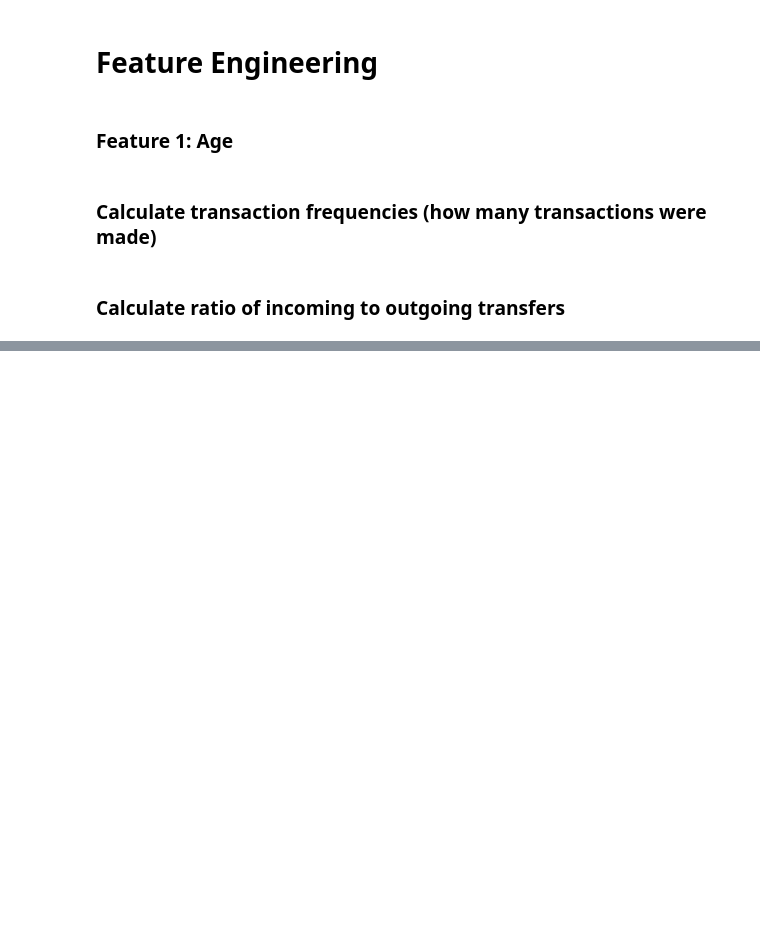
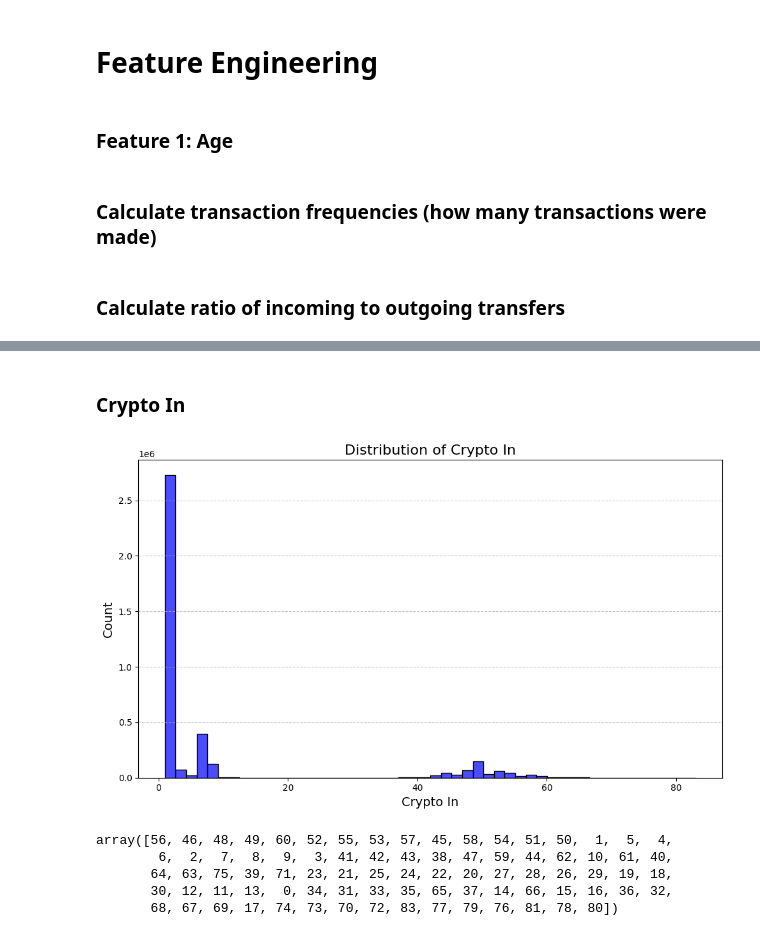
Before and after one commit to m227chan/MSE-546-Advanced-ML-Project, a Jupyter notebook: eda/analysis.ipynb, the cells around one changed output, grey strips where cells are left out. Cells and saved outputs as stored; diff of their text form; code cells hidden in the pictures; blank space fills up the shorter version.

```diff
--- a/eda/analysis.ipynb
+++ b/eda/analysis.ipynb
@@ -319,0 +484,27 @@ train_data
+# %% [markdown]
+### Crypto In
+# %%
+# filtered_data = combined_df[(combined_df['atm_transfer_out'] > 0) & (combined_df['atm_transfer_out'] <= 20)]
+filtered_data = combined_df[(combined_df['crypto_in'] > 0) & (combined_df['crypto_in'] <= 100)]
+
+
+plt.figure(figsize=(10, 6))
+sns.histplot(filtered_data['crypto_in'], bins=50, color='blue', edgecolor='black', alpha=0.7)
+
+plt.title('Distribution of Crypto In', fontsize=16)
+plt.xlabel('Crypto In', fontsize=14)
+plt.ylabel('Count', fontsize=14)
+
+plt.grid(axis='y', linestyle='--', alpha=0.7)
+plt.tight_layout()
+plt.show()
+# %% [output]
+[figure, added]
+# %%
+combined_df['crypto_in'].unique()
+# %% [output]
+array([56, 46, 48, 49, 60, 52, 55, 53, 57, 45, 58, 54, 51, 50,  1,  5,  4,
+        6,  2,  7,  8,  9,  3, 41, 42, 43, 38, 47, 59, 44, 62, 10, 61, 40,
+       64, 63, 75, 39, 71, 23, 21, 25, 24, 22, 20, 27, 28, 26, 29, 19, 18,
+       30, 12, 11, 13,  0, 34, 31, 33, 35, 65, 37, 14, 66, 15, 16, 36, 32,
+       68, 67, 69, 17, 74, 73, 70, 72, 83, 77, 79, 76, 81, 78, 80])
```
Also changed, not shown: parts of 40 cells of this notebook, 4 other files.
